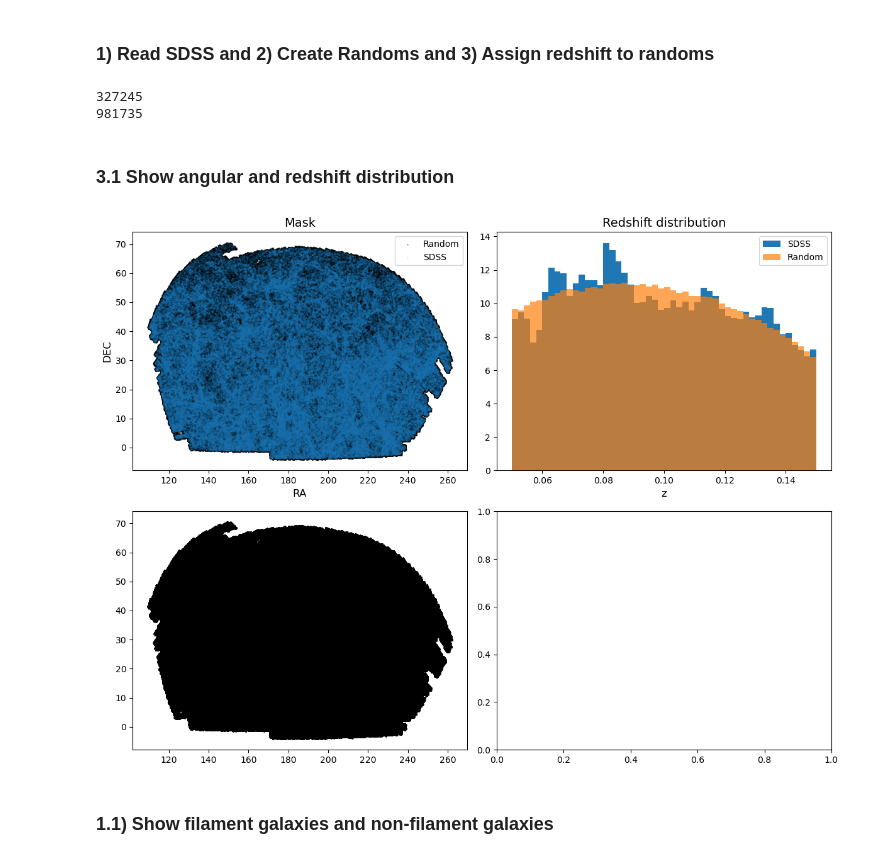
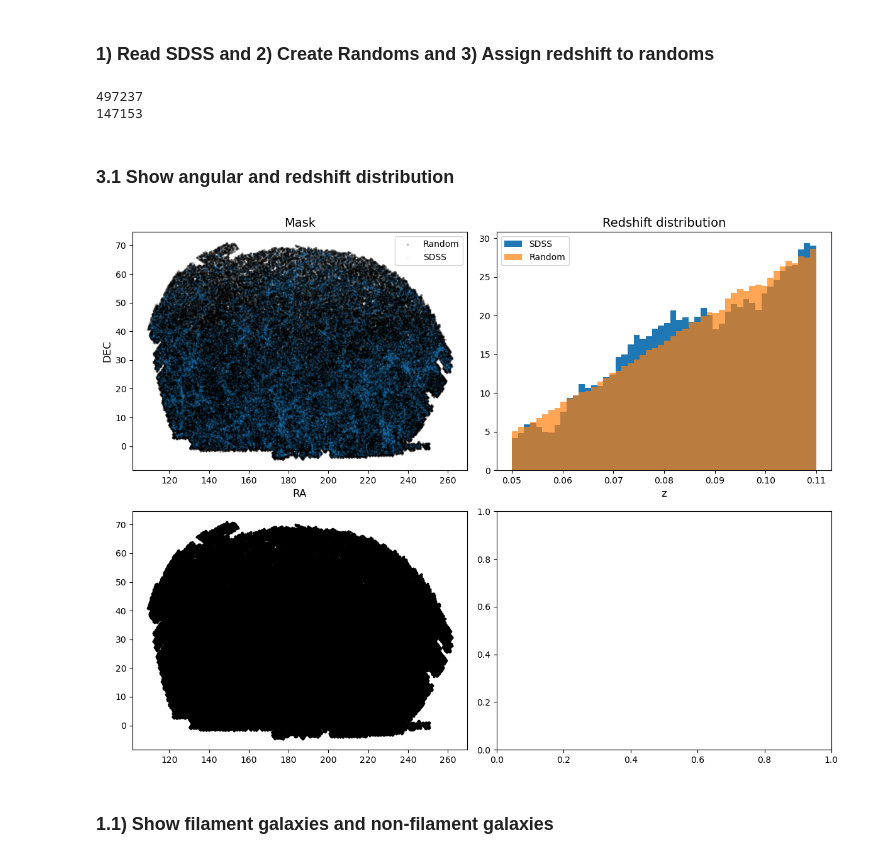
Before and after one commit to FedeDavilaKurban/filbao, a Jupyter notebook: main.ipynb, the cells around one changed output. Drawn from its saved outputs; the diff is of its cells as text; code cells hidden in the pictures.

```diff
--- a/main.ipynb
+++ b/main.ipynb
@@ -36,7 +36,7 @@ def build_cdf_from_parabola(data, vmin, vmax, num_points=10000):
     bin_centers = 0.5 * (bin_edges[:-1] + bin_edges[1:])
 
     # Fit a parabola (second-degree polynomial) to the histogram
-    poly = Polynomial.fit(bin_centers, hist, deg=2)
+    poly = Polynomial.fit(bin_centers, hist, deg=1)
     z_vals = np.linspace(vmin, vmax, num_points)
     pdf_vals = poly(z_vals)
 
@@ -53,7 +53,7 @@ def build_cdf_from_parabola(data, vmin, vmax, num_points=10000):
     return cdf_inv, z_vals, pdf_vals, cdf_vals
 
 
-def generate_random_catalogue(ra,dec,redshift,nside,nrand):
+def generate_random_radec(ra,dec,nside,nrand):
 
     # Total number of pixels in the map
     npix = hp.nside2npix(nside)
@@ -88,43 +88,52 @@ def generate_random_catalogue(ra,dec,redshift,nside,nrand):
     ra_random = ra_random[valid_indices]
     dec_random = dec_random[valid_indices]
 
+    print(len(ra))
+    print(len(random_data))
+
+    return ra_random[:nrand], dec_random[:nrand]
+
+def generate_random_red(redshift,nrand):
+
     # Read redshift distribution and apply to randoms
     # Build the inverse CDF from a smoothed KDE fit
     cdf_inv_z, z_vals, pdf_vals, cdf_vals = build_cdf_from_parabola(redshift, redshift.min(), redshift.max())
 
     # Generate random redshifts
-    u = np.random.uniform(0, 1, len(ra_random))
+    u = np.random.uniform(0, 1, nrand)
     red_random = cdf_inv_z(u)
 
-    random_data = pd.DataFrame({
-        'ra': ra_random[:len(ra)*nrand],
-        'dec': dec_random[:len(ra)*nrand],
-        'red': red_random[:len(ra)*nrand]
-    })
+    return red_random
 
-    print(len(ra))
-    print(len(random_data))
-
-    return random_data
 
 # Load galaxy data
-zmin, zmax = 0.05, 0.15
-cat_sdss = pd.read_csv('../data/sdss_zmin_0.000_zmax_0.300_sigma_5.0.csv')
-cat_sdss  = cat_sdss[(cat_sdss["red"] >= zmin)*(cat_sdss["red"] <= zmax)]
+zmin, zmax = 0.05, 0.11
+#cat_sdss = pd.read_csv('../data/sdss_zmin_0.000_zmax_0.300_sigma_5.0.csv')
+cat_sdss_full = pd.read_csv('../data/sdss_dr72safe0_zmin_0.000_zmax_0.300_sigma_5.0.csv')
+cat_sdss  = cat_sdss_full[(cat_sdss_full["red"] >= zmin)*(cat_sdss_full["red"] <= zmax)]
+cat_sdss = cat_sdss[cat_sdss['mag_abs_r']<-20.6]
 
-ra = cat_sdss['ra'].values  # Right Ascension
-dec = cat_sdss['dec'].values  # Declination
+ra = cat_sdss_full['ra'].values  # Right Ascension
+dec = cat_sdss_full['dec'].values  # Declination
 redshift = cat_sdss['red'].values # Redshift
 
 # Set the resolution (nside)
-nside = 128  # Approx 55 arcmin resolution (adjust as needed)
-nrand = 3 # Times the size of the data
+nside = 64  # Approx 55 arcmin resolution (adjust as needed)
+nrand = 3*len(cat_sdss) # Size of the randoms
 
-random_data = generate_random_catalogue(ra,dec,redshift,nside,nrand)
+ra_random, dec_random = generate_random_radec(ra,dec,nside,nrand)
+red_random = generate_random_red(redshift,nrand)
 #random_data.to_csv(f'../data/random_sample_healpy_{nside}_{len(random_data)}.csv', index=False)
+
+
+random_data = pd.DataFrame({
+    'ra': ra_random,
+    'dec': dec_random,
+    'red': red_random
+})
 # %% [output]
-327245
-981735
+497237
+147153
 # %% [markdown]
 ### 3.1 Show angular and redshift distribution
 # %%
@@ -134,39 +143,39 @@ import matplotlib.pyplot as plt
 fig, axes = plt.subplots(2, 2, figsize=(12, 9), sharey=False)  # 1 row, 2 columns
 
 # Plot left
-axes[0,0].scatter(random_data['ra'],random_data['dec'],color='k',alpha=.2,s=1.5,label='Random')
+axes[0,0].scatter(random_data['ra'],random_data['dec'],color='k',alpha=.2,s=3,label='Random')
 axes[0,0].scatter(cat_sdss['ra'], cat_sdss['dec'],color='C00',s=1,alpha=.1,label='SDSS')
 
 # Plot for just randoms
-axes[1,0].scatter(random_data['ra'],random_data['dec'],color='k',alpha=1,s=1,label='Random')
+axes[1,0].scatter(random_data['ra'],random_data['dec'],color='k',alpha=1,s=3,label='Random')
 
 
 # Plot right
 axes[0,1].hist(cat_sdss['red'],bins=50, color='C00', density=True, histtype='stepfilled', label='SDSS')
 axes[0,1].hist(random_data['red'],bins=50, color='C01', density=True, histtype='stepfilled', alpha=0.7, label='Random')
 
 # Customize each subplot
 axes[0,0].set_title("Mask", fontsize=14)
 axes[0,0].set_xlabel("RA", fontsize=12)
 axes[0,0].set_ylabel("DEC", fontsize=12)
 axes[0,0].tick_params(axis='both', labelsize=10)
 
-axes[0,0].legend()
+axes[0,0].legend(loc=1)
 
 axes[0,1].set_title("Redshift distribution", fontsize=14)
 axes[0,1].set_xlabel("z", fontsize=12)
 axes[0,1].tick_params(axis='both', labelsize=10)
 
-axes[0,1].legend()
+axes[0,1].legend(loc=2)
 
 # Adjust layout for readability
 plt.tight_layout()
 
 # Save or show the figure
 #plt.savefig('1x2_plot_layout.png', dpi=300)  # Save as a high-res image
 plt.show()
 # %% [output]
-[figure, old version]
+[figure, new version]
 # %% [markdown]
 ### 1.1) Show filament galaxies and non-filament galaxies
 # %%
```
Also changed, not shown: parts of 5 cells of this notebook, 1 other file.
